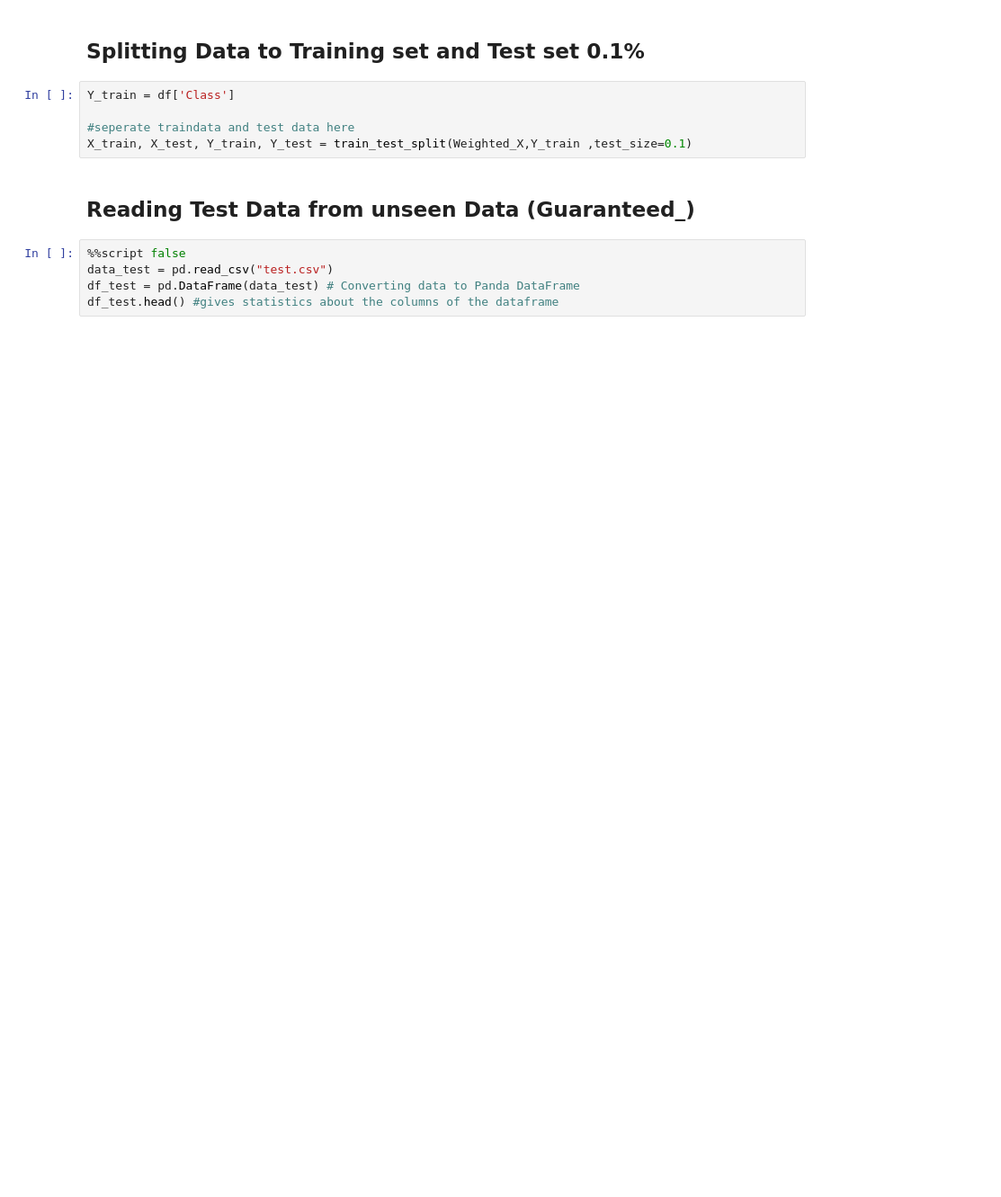
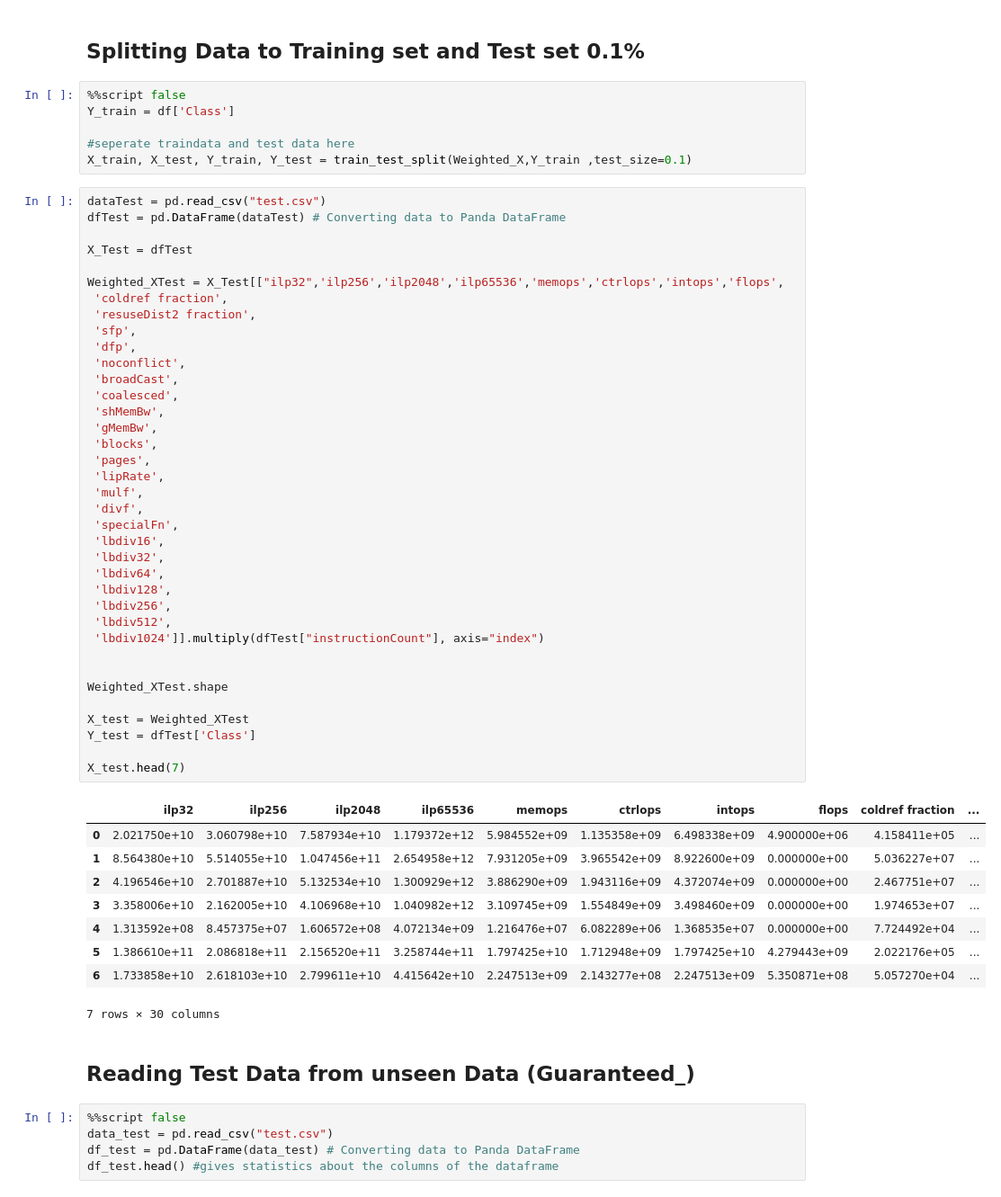
Before and after one commit to rameshka/FYP_GPU_ML, a Jupyter notebook: DecisionTreeModel.ipynb, the cells around one changed output. Shown at 90% size. Cells and saved outputs as stored; diff of their text form; blank space fills up the shorter version.

```diff
--- a/DecisionTreeModel.ipynb
+++ b/DecisionTreeModel.ipynb
@@ -62,10 +65,58 @@ Weighted_X.shape
 # %% [markdown]
 ## Splitting Data to Training set and Test set 0.1%
 # %%
+%%script false
 Y_train = df['Class']
 
 #seperate traindata and test data here
 X_train, X_test, Y_train, Y_test = train_test_split(Weighted_X,Y_train ,test_size=0.1)
+# %%
+dataTest = pd.read_csv("test.csv")
+dfTest = pd.DataFrame(dataTest) # Converting data to Panda DataFrame
+
+X_Test = dfTest
+
+Weighted_XTest = X_Test[["ilp32",'ilp256','ilp2048','ilp65536','memops','ctrlops','intops','flops',
+ 'coldref fraction',
+ 'resuseDist2 fraction',
+ 'sfp',
+ 'dfp',
+ 'noconflict',
+ 'broadCast',
+ 'coalesced',
+ 'shMemBw',
+ 'gMemBw',
+ 'blocks',
+ 'pages',
+ 'lipRate',
+ 'mulf',
+ 'divf',
+ 'specialFn',
+ 'lbdiv16',
+ 'lbdiv32',
+ 'lbdiv64',
+ 'lbdiv128',
+ 'lbdiv256',
+ 'lbdiv512',
+ 'lbdiv1024']].multiply(dfTest["instructionCount"], axis="index")
+
+
+Weighted_XTest.shape
+
+X_test = Weighted_XTest
+Y_test = dfTest['Class']
+
+X_test.head(7)
+# %% [output]
+|  | ilp32 | ilp256 | ilp2048 | ilp65536 | memops | ctrlops | intops | flops | coldref fraction | ... |
+| 0 | 2.021750e+10 | 3.060798e+10 | 7.587934e+10 | 1.179372e+12 | 5.984552e+09 | 1.135358e+09 | 6.498338e+09 | 4.900000e+06 | 4.158411e+05 | ... |
+| 1 | 8.564380e+10 | 5.514055e+10 | 1.047456e+11 | 2.654958e+12 | 7.931205e+09 | 3.965542e+09 | 8.922600e+09 | 0.000000e+00 | 5.036227e+07 | ... |
+| 2 | 4.196546e+10 | 2.701887e+10 | 5.132534e+10 | 1.300929e+12 | 3.886290e+09 | 1.943116e+09 | 4.372074e+09 | 0.000000e+00 | 2.467751e+07 | ... |
+| 3 | 3.358006e+10 | 2.162005e+10 | 4.106968e+10 | 1.040982e+12 | 3.109745e+09 | 1.554849e+09 | 3.498460e+09 | 0.000000e+00 | 1.974653e+07 | ... |
+| 4 | 1.313592e+08 | 8.457375e+07 | 1.606572e+08 | 4.072134e+09 | 1.216476e+07 | 6.082289e+06 | 1.368535e+07 | 0.000000e+00 | 7.724492e+04 | ... |
+| 5 | 1.386610e+11 | 2.086818e+11 | 2.156520e+11 | 3.258744e+11 | 1.797425e+10 | 1.712948e+09 | 1.797425e+10 | 4.279443e+09 | 2.022176e+05 | ... |
+| 6 | 1.733858e+10 | 2.618103e+10 | 2.799611e+10 | 4.415642e+10 | 2.247513e+09 | 2.143277e+08 | 2.247513e+09 | 5.350871e+08 | 5.057270e+04 | ... |
+7 rows × 30 columns
 # %% [markdown]
 ## Reading Test Data from unseen Data (Guaranteed_)
 # %%
```
Also changed, not shown: parts of 22 cells of this notebook, 3 other files.
